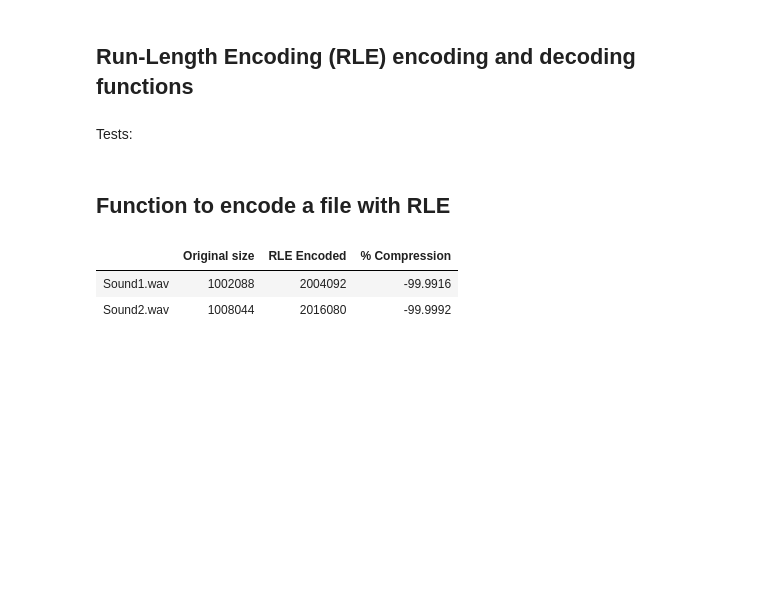
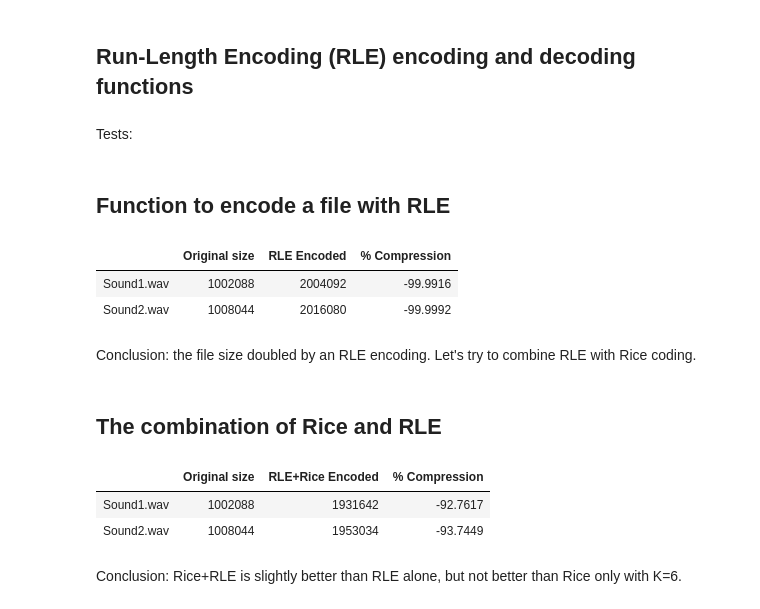
Before and after one commit to plashchynski/cm3065_uol_isp_final, a Jupyter notebook: Exercise 2/Exercise 2.ipynb, the cells around one changed output. Drawn from its saved outputs; the diff is of its cells as text; code cells hidden in the pictures; blank space fills up the shorter version.

```diff
--- a/Exercise 2/Exercise 2.ipynb
+++ b/Exercise 2/Exercise 2.ipynb
@@ -111,7 +111,7 @@ assert is_files_equal("Sound1.wav", "Sound1.wav")
 # %% [markdown]
 ## Encode a file
 # %%
-def encode_file(input_file, output_file, k):
+def encode_file_rice(input_file, output_file, k):
     """
     Encode a file using Rice encoding with parameter k.
     """
@@ -134,7 +134,7 @@ def encode_file(input_file, output_file, k):
     with open(output_file, 'wb') as file:
         file.write(encoded_data)
 # %%
-def decoded_file(input_file, output_file, k):
+def decoded_file_rice(input_file, output_file, k):
     """
     Decode a file using Rice encoding with parameter k.
     """
@@ -230,7 +230,7 @@ results = []
 for k in tqdm(Ks):
     # Encode the file with k
     output_file_name = "Sound1_Enc.ex2"
-    encode_file("Sound1.wav", output_file_name, k)
+    encode_file_rice("Sound1.wav", output_file_name, k)
     encoded_size = os.path.getsize(output_file_name)
 
     # Calculate compression percentage
@@ -379,3 +379,51 @@ table
 |  | Original size | RLE Encoded | % Compression |
 | Sound1.wav | 1002088 | 2004092 | -99.9916 |
 | Sound2.wav | 1008044 | 2016080 | -99.9992 |
+# %% [markdown]
+Conclusion: the file size doubled by an RLE encoding. Let's try to combine RLE with Rice coding.
+# %% [markdown]
+## The combination of Rice and RLE
+# %%
+FILES = ["Sound1.wav", "Sound2.wav"]
+
+table_data = []
+
+# K=6 for Rice encoding
+k = 6
+
+for file in FILES:
+    sample_name = os.path.splitext(os.path.basename(file))[0]
+
+    # use .rle extension for RLE encoded files
+    original_size = os.path.getsize(file)
+    output_file_name_rle = sample_name + '_Enc.rle'
+    output_file_name_rice = sample_name + '_Enc.rle.ex2'
+
+    # Encode the file
+    encode_file_rle(file, output_file_name_rle)
+    encode_file_rice(output_file_name_rle, output_file_name_rice, k)
+    encoded_size = os.path.getsize(output_file_name_rice)
+
+    # Decode the file
+    decoded_output_file_name = sample_name + '_Enc_Dec.wav'
+    decoded_output_file_name_rle = sample_name + '_Enc_Dec.wav.rle'
+    decoded_file_rice(output_file_name_rice, decoded_output_file_name_rle, k)
+    decoded_file_rle(decoded_output_file_name_rle, decoded_output_file_name)
+
+    # Check if the decoded file is the same as the original file
+    assert is_files_equal(file, decoded_output_file_name)
+
+    # Calculate compression percentage for k = 4 and k = 2
+    compression_percentage = (1 - encoded_size / original_size) * 100
+
+    # Save the results
+    table_data.append([file, original_size, encoded_size, compression_percentage])
+# %%
+table = tabulate.tabulate(table_data,  tablefmt='html', headers=["", "Original size", "RLE+Rice Encoded", "% Compression",])
+table
+# %% [output]
+|  | Original size | RLE+Rice Encoded | % Compression |
+| Sound1.wav | 1002088 | 1931642 | -92.7617 |
+| Sound2.wav | 1008044 | 1953034 | -93.7449 |
+# %% [markdown]
+Conclusion: Rice+RLE is slightly better than RLE alone, but not better than Rice only with K=6.
```
Also changed, not shown: parts of 1 cell of this notebook.
